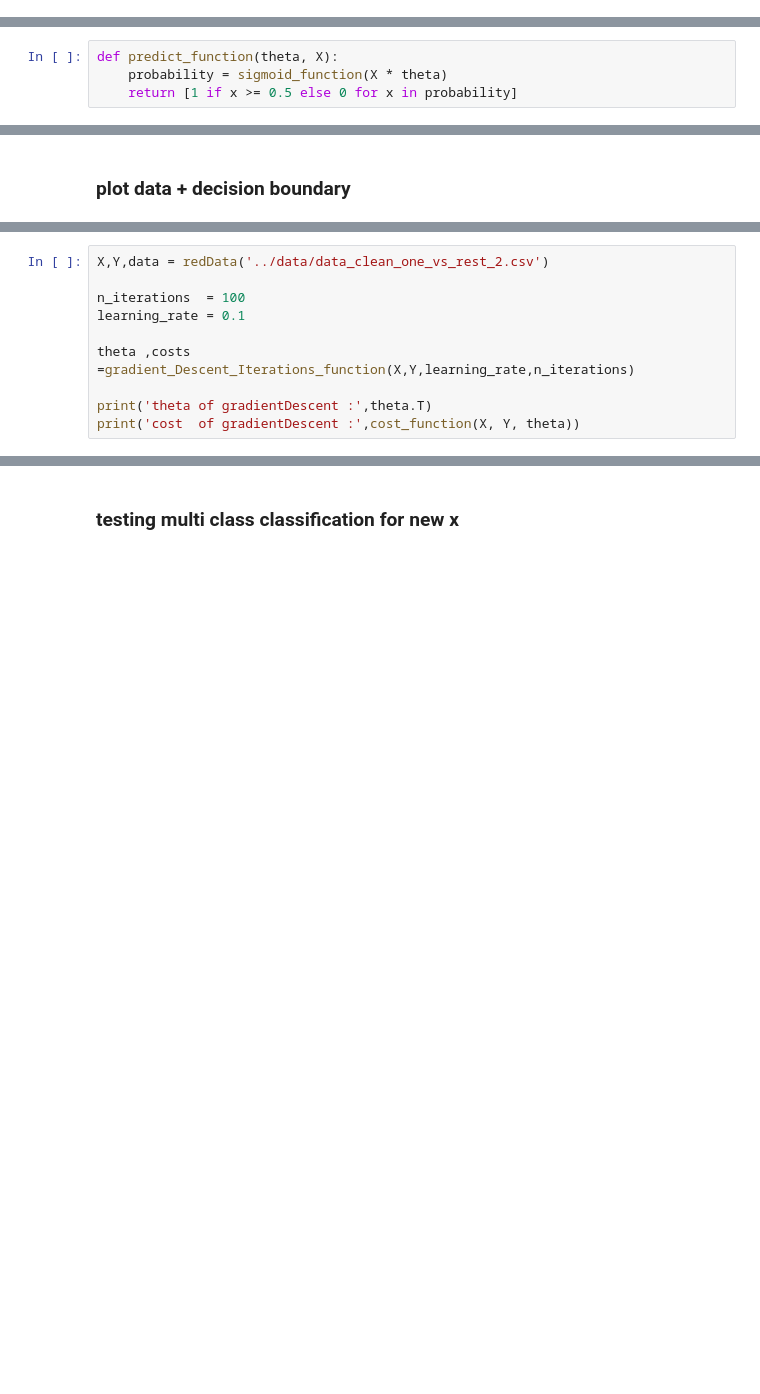
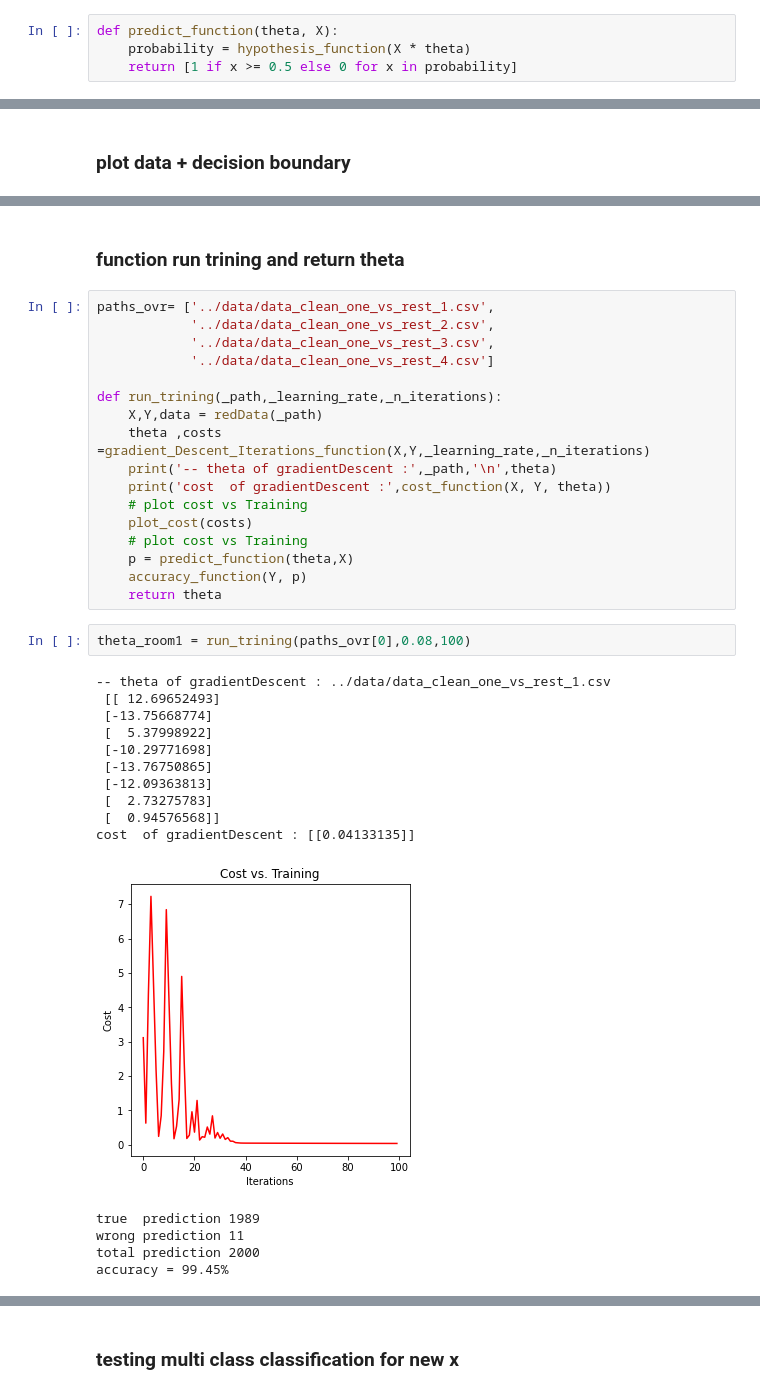
Before and after one commit to amr-lounis/project-machine-lirning-, a Jupyter notebook: classification - Logistic Regression (LgR)/Gradient Descent (GD)/Gradient Descent (GD).ipynb, the cells around one changed output, grey strips where cells are left out. Drawn from its saved outputs; the diff is of its cells as text; blank space fills up the shorter version.

```diff
--- a/classification - Logistic Regression (LgR)/Gradient Descent (GD)/Gradient Descent (GD).ipynb
+++ b/classification - Logistic Regression (LgR)/Gradient Descent (GD)/Gradient Descent (GD).ipynb
@@ -74 +76,5 @@ def cost_function(x, y, theta):
+# %%
+def predict_function(theta, X):
+    probability = hypothesis_function(X * theta)
+    return [1 if x >= 0.5 else 0 for x in probability]
 # %% [markdown]
@@ -76,4 +81,0 @@ def cost_function(x, y, theta):
-# %%
-def predict_function(theta, X):
-    probability = sigmoid_function(X * theta)
-    return [1 if x >= 0.5 else 0 for x in probability]
@@ -142,10 +111,0 @@ def plotOne(_data,_theta,xName,yName):
-# %%
-X,Y,data = redData('../data/data_clean_one_vs_rest_2.csv')
-
-n_iterations  = 100
-learning_rate = 0.1
-
-theta ,costs =gradient_Descent_Iterations_function(X,Y,learning_rate,n_iterations)
-
-print('theta of gradientDescent :',theta.T)
-print('cost  of gradientDescent :',cost_function(X, Y, theta))
@@ -180,0 +130,37 @@ plotOne(data,theta,'wifi_01','wifi_04')
+# %% [markdown]
+### function run trining and return theta
+# %%
+paths_ovr= ['../data/data_clean_one_vs_rest_1.csv',
+            '../data/data_clean_one_vs_rest_2.csv',
+            '../data/data_clean_one_vs_rest_3.csv',
+            '../data/data_clean_one_vs_rest_4.csv']
+
+def run_trining(_path,_learning_rate,_n_iterations):
+    X,Y,data = redData(_path)
+    theta ,costs =gradient_Descent_Iterations_function(X,Y,_learning_rate,_n_iterations)
+    print('-- theta of gradientDescent :',_path,'\n',theta)
+    print('cost  of gradientDescent :',cost_function(X, Y, theta))
+    # plot cost vs Training
+    plot_cost(costs)
+    # plot cost vs Training
+    p = predict_function(theta,X)
+    accuracy_function(Y, p)
+    return theta
+# %%
+theta_room1 = run_trining(paths_ovr[0],0.08,100)
+# %% [output]
+-- theta of gradientDescent : ../data/data_clean_one_vs_rest_1.csv
+ [[ 12.69652493]
+ [-13.75668774]
+ [  5.37998922]
+ [-10.29771698]
+ [-13.76750865]
+ [-12.09363813]
+ [  2.73275783]
+ [  0.94576568]]
+cost  of gradientDescent : [[0.04133135]]
+[figure, added]
+true  prediction 1989
+wrong prediction 11
+total prediction 2000
+accuracy = 99.45%
```
Also changed, not shown: parts of 40 cells of this notebook, 1 other file.
